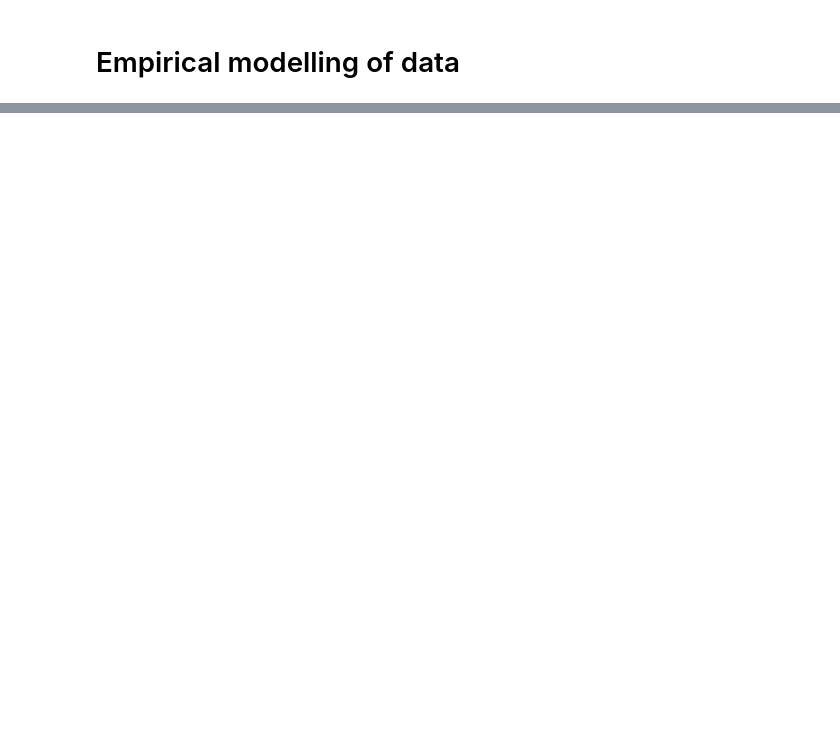
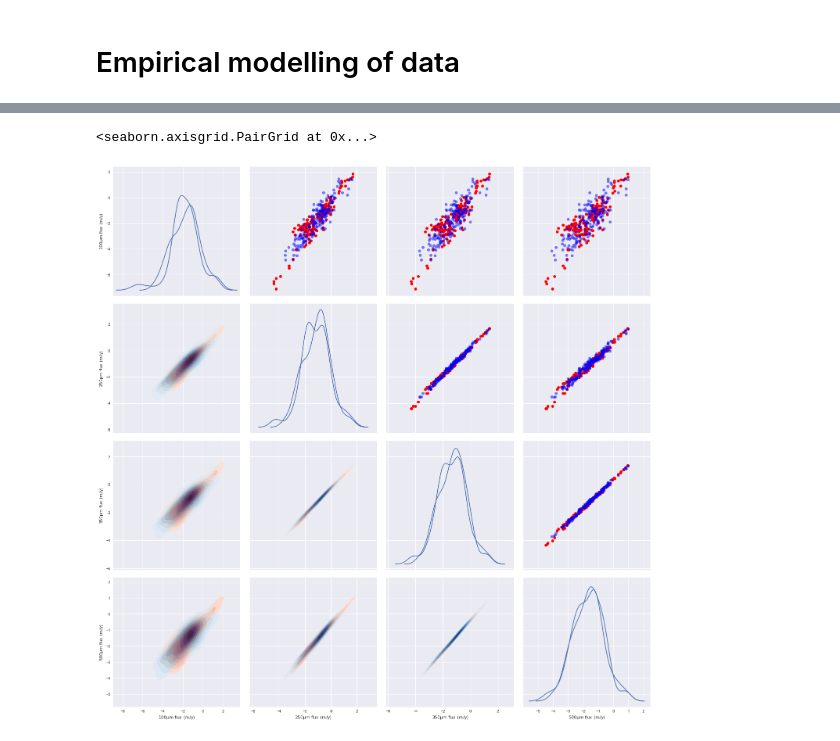
Before and after one commit to pdh21/XID_plus, a Jupyter notebook: docs/notebooks/examples/Empirical_test.ipynb, the cells around one changed output, grey strips where cells are left out. Saved outputs shown, nothing was run; the diff lists cells and outputs as text; code cells hidden in the pictures; blank space fills up the shorter version.

```diff
--- a/docs/notebooks/examples/Empirical_test.ipynb
+++ b/docs/notebooks/examples/Empirical_test.ipynb
@@ -167,2 +115,0 @@ model {
-# %%
-sm = pystan.StanModel(model_code=model)
@@ -173,10 +116,8 @@ ind=np.isfinite(np.log10(mock['S250'][0:400])) & np.isfinite(np.log10(mock['S350
-# %%
-y=np.vstack((np.log10(mock['S250'][0:400])[ind],np.log10(mock['S350'][0:400])[ind]))
 # %%
-data={'N':ind.sum(),
-      'D':2,
-      'y':y.T,
-      'n_groups':2}
+data={'N':ind_true.sum(),
+      'D':4,
+      'y':y_true.T,
+      'n_groups':1}
 # %%
 fit=sm.sampling(data=data, iter=2000)
 # %%
@@ -199,3 +140,22 @@ Samples were drawn using NUTS at Wed Jul  5 17:12:35 2017.
 For each parameter, n_eff is a crude measure of effective sample size,
 and Rhat is the potential scale reduction factor on split chains (at
 convergence, Rhat=1).
+# %%
+samples=fit.extract()
+# %%
+import pandas as pd
+labels=[r'$100\mathrm{\mu m}$ flux  (mJy)',r'$250\mathrm{\mu m}$ flux  (mJy)',r'$350\mathrm{\mu m}$ flux  (mJy)',r'$500\mathrm{\mu m}$ flux  (mJy)']
+df = pd.DataFrame(y.T,columns=labels)
+g = sns.PairGrid(df,size=5)
+g.map_diag(sns.kdeplot,c='Red')
+g.map_lower(sns.kdeplot, cmap="Reds",alpha=1.0,n_levels=10,normed=True, shade=True,shade_lowest=False)
+g.map_upper(plt.scatter, color="Red",alpha=1.0)
+
+df = pd.DataFrame(samples['yrep'][:,0,:],columns=labels)
+g.data=df
+g.map_diag(sns.kdeplot,c='Blue')
+g.map_lower(sns.kdeplot, cmap="Blues",alpha=0.5,n_levels=10,normed=True, shade=True,shade_lowest=False)
+g.map_upper(plt.scatter, color="Blue",alpha=0.5)
+# %% [output]
+<seaborn.axisgrid.PairGrid at 0x...>
+[figure, added]
```
Also changed, not shown: parts of 37 cells of this notebook.
